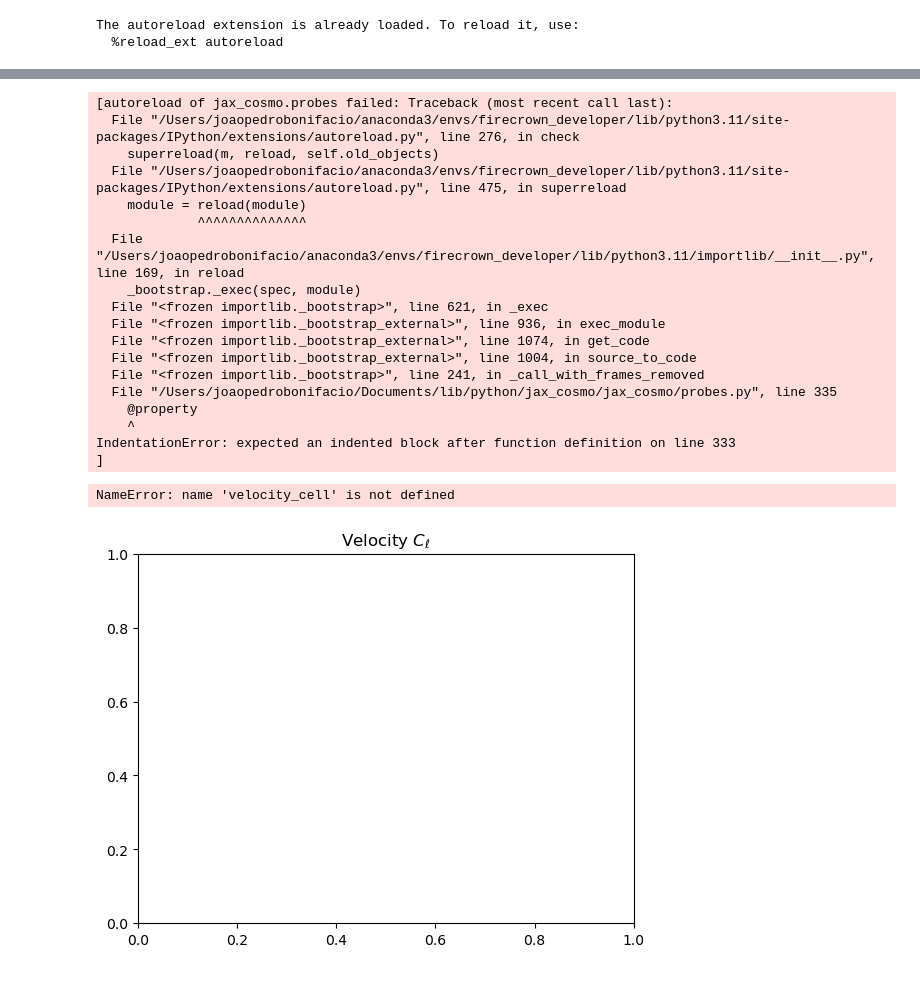
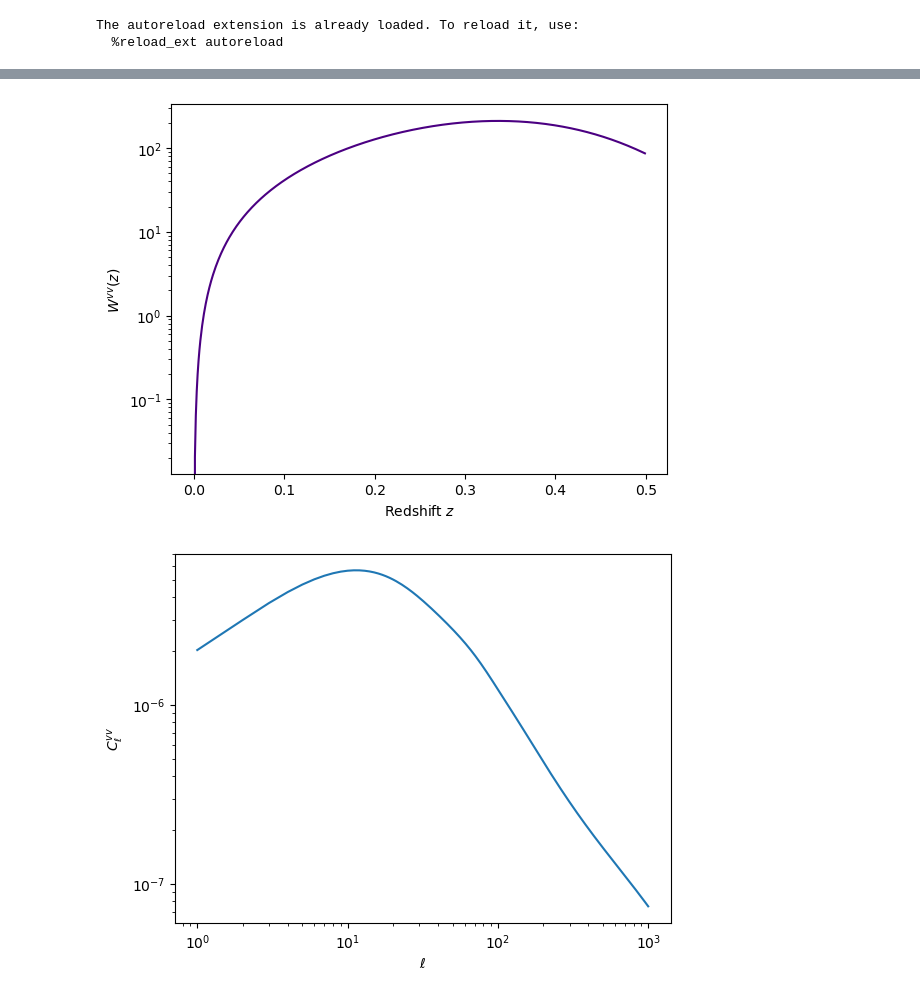
Before and after one commit to JP-Bonifacio/jax_cosmo, a Jupyter notebook: docs/notebooks/velocity_cell.ipynb, the cells around one changed output, grey strips where cells are left out. Saved outputs shown, nothing was run; the diff lists cells and outputs as text; code cells hidden in the pictures.

Commit message:
Notebook testing the implementation of the peculiar velocity probe on jax_cosmo

```diff
--- a/docs/notebooks/velocity_cell.ipynb
+++ b/docs/notebooks/velocity_cell.ipynb
@@ -19,14 +21,14 @@ cosmo_jax = jc.Cosmology(Omega_c=0.3, Omega_b=0.05, h=0.7, sigma8 = 0.8, n_s=0.9
 # %%
 # Redshift range
 zmin = 0.0
-zmax = 4
-zstep = 1024
-zvec = np.linspace(zmin, zmax, zstep)
+zmax = 0.5
+zstep = 0.001
+zvec = np.arange(zmin, zmax, zstep)
 
 # Smail Parameters
-a_smail= 1.
-b_smail = 2.
-z0_smail = 1.
+a_smail= 1.64e0
+b_smail = 3.73e0
+z0_smail = 4.1e-1
 
 # Scale factor
 a = 1 / (1+zvec)
@@ -53,28 +49,18 @@ plt.xlabel('Scale factor $a$');
+# %%
+plt.plot(zvec, window_vv[0], ls='-', color='indigo')
+plt.yscale('log')
+plt.xlabel('Redshift $z$');
+plt.ylabel('$W^{vv}(z)$');
+# %% [output]
+[figure, added]
+# %%
+# Velocity Cell - with Limber approximation
+cell_vv = jc.angular_cl.angular_cl(cosmo_jax, ell_range, [velocity_tracer])
 # %%
 # Cell plot
-plt.title('Velocity $C_{\ell}$')
-plt.plot(ell_range, velocity_cell[0], ls='-', color='indigo')
+plt.plot(ell_range, cell_vv[0])
 plt.loglog()
 plt.xlabel('$\ell$')
-plt.ylabel('$C_{\ell}$');
+plt.ylabel('$C_{\ell}^{vv}$');
 # %% [output]
-[autoreload of jax_cosmo.probes failed: Traceback (most recent call last):
-  File "/Users/joaopedrobonifacio/anaconda3/envs/firecrown_developer/lib/python3.11/site-packages/IPython/extensions/autoreload.py", line 276, in check
-    superreload(m, reload, self.old_objects)
-  File "/Users/joaopedrobonifacio/anaconda3/envs/firecrown_developer/lib/python3.11/site-packages/IPython/extensions/autoreload.py", line 475, in superreload
-    module = reload(module)
-             ^^^^^^^^^^^^^^
-  File "/Users/joaopedrobonifacio/anaconda3/envs/firecrown_developer/lib/python3.11/importlib/__init__.py", line 169, in reload
-    _bootstrap._exec(spec, module)
-  File "<frozen importlib._bootstrap>", line 621, in _exec
-  File "<frozen importlib._bootstrap_external>", line 936, in exec_module
-  File "<frozen importlib._bootstrap_external>", line 1074, in get_code
-  File "<frozen importlib._bootstrap_external>", line 1004, in source_to_code
-  File "<frozen importlib._bootstrap>", line 241, in _call_with_frames_removed
-  File "/Users/joaopedrobonifacio/Documents/lib/python/jax_cosmo/jax_cosmo/probes.py", line 335
-    @property
-    ^
-IndentationError: expected an indented block after function definition on line 333
-]
-NameError: name 'velocity_cell' is not defined
-[figure, old version]
+[figure, new version]
```
Also changed, not shown: parts of 3 cells of this notebook.
